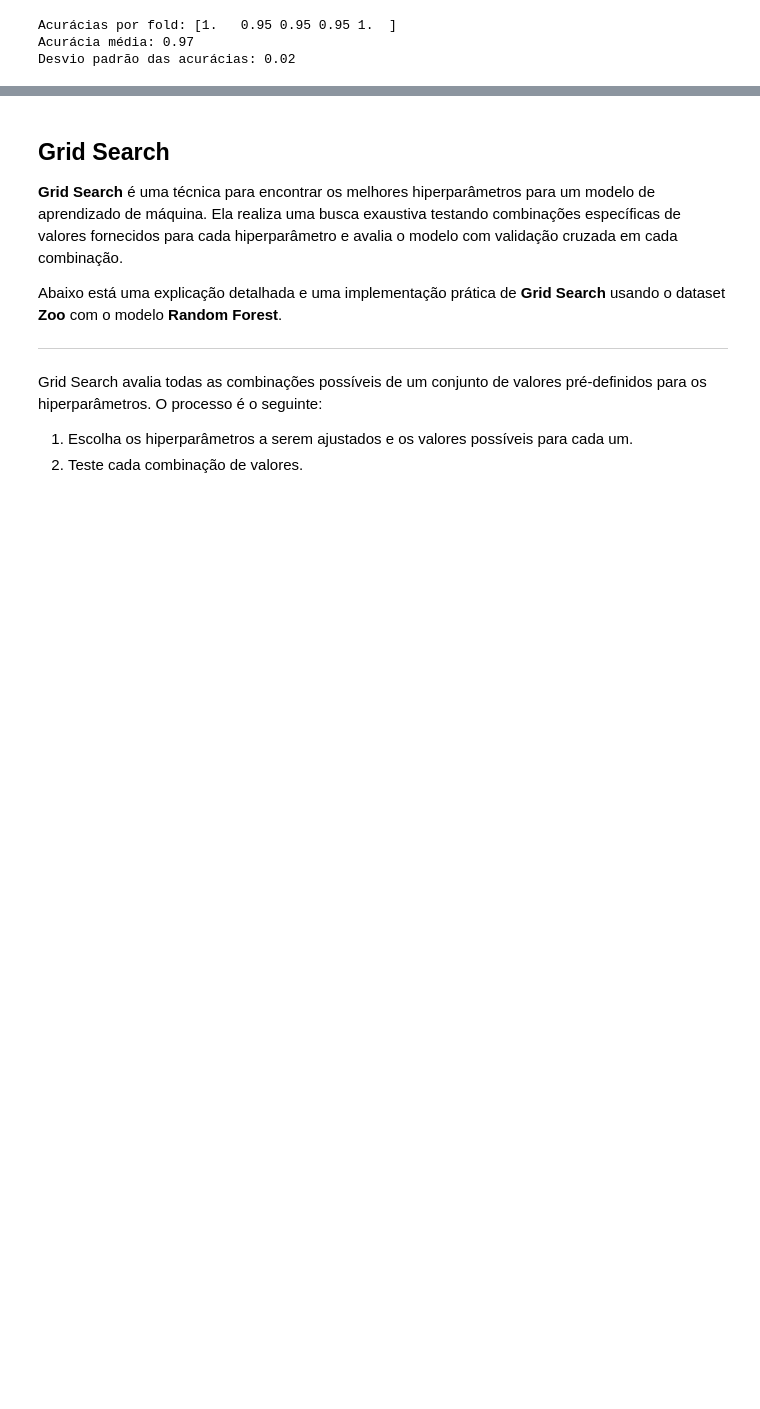
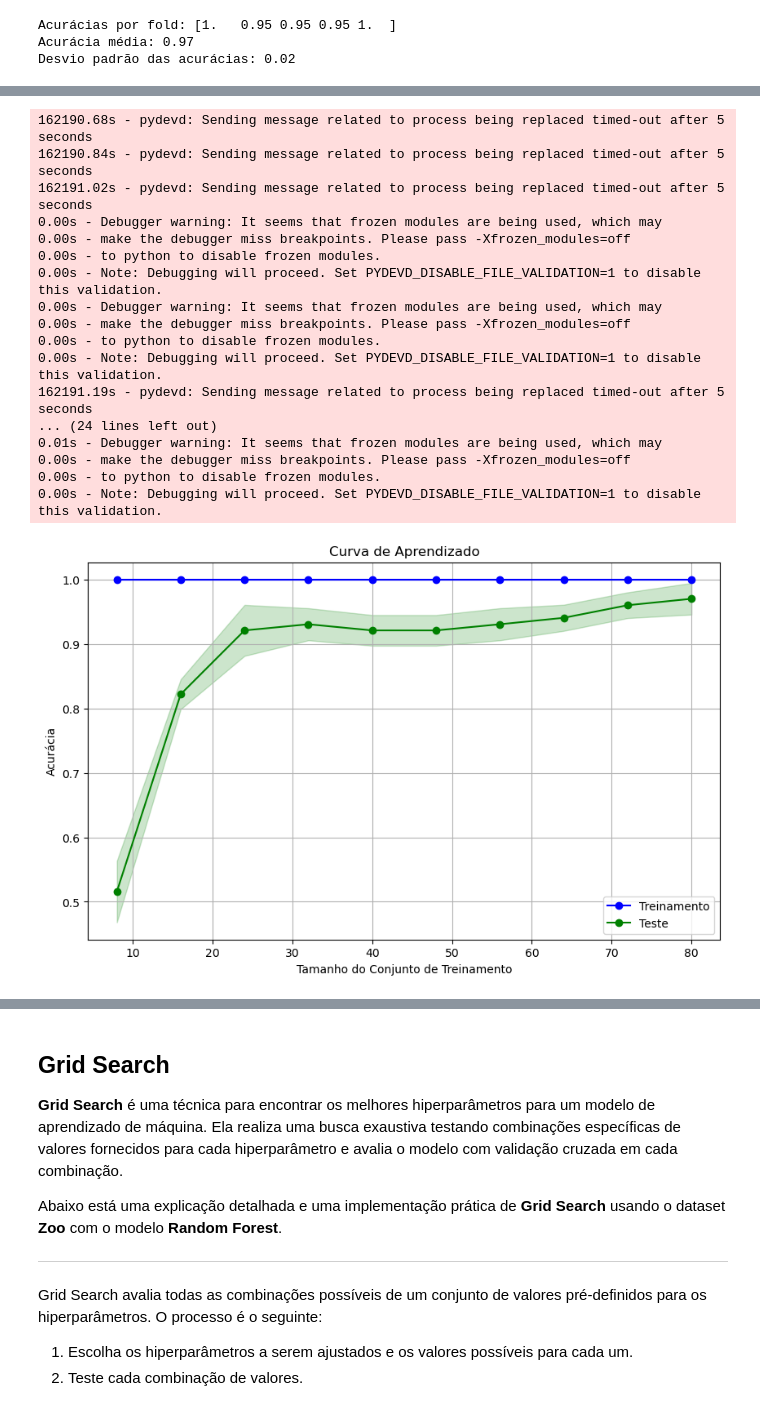
Before and after one commit to eltonsarmanho/aimacode_ptBR_python, a Jupyter notebook: learning.ipynb, the cells around one changed output, grey strips where cells are left out. Drawn from its saved outputs; the diff is of its cells as text; code cells hidden in the pictures; blank space fills up the shorter version.

```diff
--- a/learning.ipynb
+++ b/learning.ipynb
@@ -1013,0 +1034,73 @@ Desvio padrão das acurácias: 0.02
+# %%
+# Importar bibliotecas necessárias
+import pandas as pd
+import numpy as np
+import matplotlib.pyplot as plt
+from sklearn.ensemble import RandomForestClassifier
+from sklearn.model_selection import learning_curve, StratifiedKFold
+
+# 1. Carregar o conjunto de dados Zoo
+data = pd.read_csv("./aima-data/zoo.csv", sep=',')
+
+# Separar as features (X) e a classe alvo (y)
+X = data.drop(columns=['animal_name', 'type'], axis=1)
+y = data['type']  # Coluna alvo já numérica (1 a 7)
+
+# 2. Criar o modelo de Random Forest
+model = RandomForestClassifier(
+    n_estimators=100,  # Número de árvores na floresta
+    criterion="gini",  # Critério de divisão
+    max_depth=6,       # Profundidade máxima das árvores
+    random_state=42
+)
+
+# 3. Gerar a curva de aprendizado
+train_sizes, train_scores, test_scores = learning_curve(
+    model, X, y,
+    cv=StratifiedKFold(n_splits=5, shuffle=True, random_state=42),
+    scoring='accuracy',
+    train_sizes=np.linspace(0.1, 1.0, 10),  # Usar frações do conjunto de dados (10%, 20%, ..., 100%)
+    n_jobs=-1  # Usar todos os núcleos disponíveis
+)
+
+# 4. Calcular a média e o desvio padrão das pontuações
+train_mean = np.mean(train_scores, axis=1)
+train_std = np.std(train_scores, axis=1)
+test_mean = np.mean(test_scores, axis=1)
+test_std = np.std(test_scores, axis=1)
+
+# 5. Plotar a curva de aprendizado
+plt.figure(figsize=(10, 6))
+plt.plot(train_sizes, train_mean, 'o-', color='blue', label="Treinamento")
+plt.plot(train_sizes, test_mean, 'o-', color='green', label="Teste")
+
+# Adicionar a faixa de desvio padrão
+plt.fill_between(train_sizes, train_mean - train_std, train_mean + train_std, color='blue', alpha=0.2)
+plt.fill_between(train_sizes, test_mean - test_std, test_mean + test_std, color='green', alpha=0.2)
+
+# Configurar o gráfico
+plt.title("Curva de Aprendizado")
+plt.xlabel("Tamanho do Conjunto de Treinamento")
+plt.ylabel("Acurácia")
+plt.legend(loc="best")
+plt.grid()
+plt.show()#### Código
+# %% [output]
+162190.68s - pydevd: Sending message related to process being replaced timed-out after 5 seconds
+162190.84s - pydevd: Sending message related to process being replaced timed-out after 5 seconds
+162191.02s - pydevd: Sending message related to process being replaced timed-out after 5 seconds
+0.00s - Debugger warning: It seems that frozen modules are being used, which may
+0.00s - make the debugger miss breakpoints. Please pass -Xfrozen_modules=off
+0.00s - to python to disable frozen modules.
+0.00s - Note: Debugging will proceed. Set PYDEVD_DISABLE_FILE_VALIDATION=1 to disable this validation.
+0.00s - Debugger warning: It seems that frozen modules are being used, which may
+0.00s - make the debugger miss breakpoints. Please pass -Xfrozen_modules=off
+0.00s - to python to disable frozen modules.
+0.00s - Note: Debugging will proceed. Set PYDEVD_DISABLE_FILE_VALIDATION=1 to disable this validation.
+162191.19s - pydevd: Sending message related to process being replaced timed-out after 5 seconds
+... (24 lines left out)
+0.01s - Debugger warning: It seems that frozen modules are being used, which may
+0.00s - make the debugger miss breakpoints. Please pass -Xfrozen_modules=off
+0.00s - to python to disable frozen modules.
+0.00s - Note: Debugging will proceed. Set PYDEVD_DISABLE_FILE_VALIDATION=1 to disable this validation.
+[figure, added]
```
Also changed, not shown: parts of 14 cells of this notebook.
